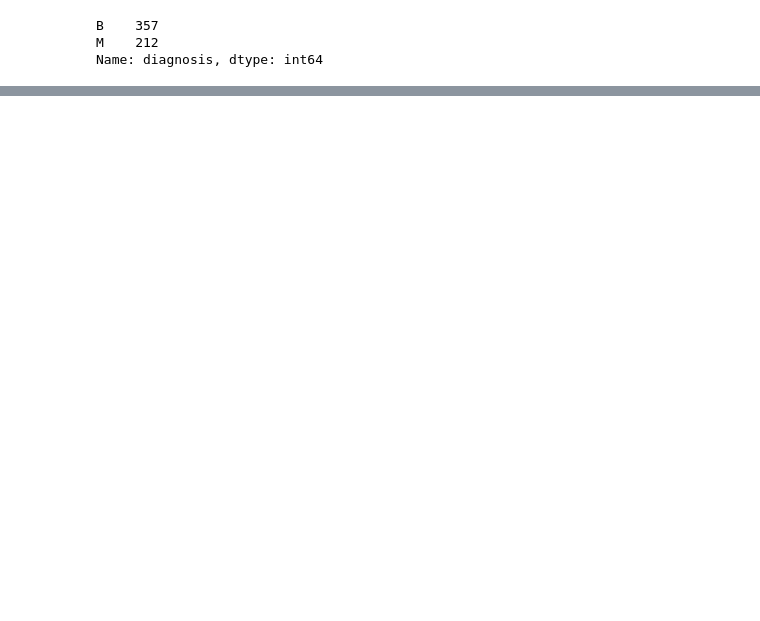
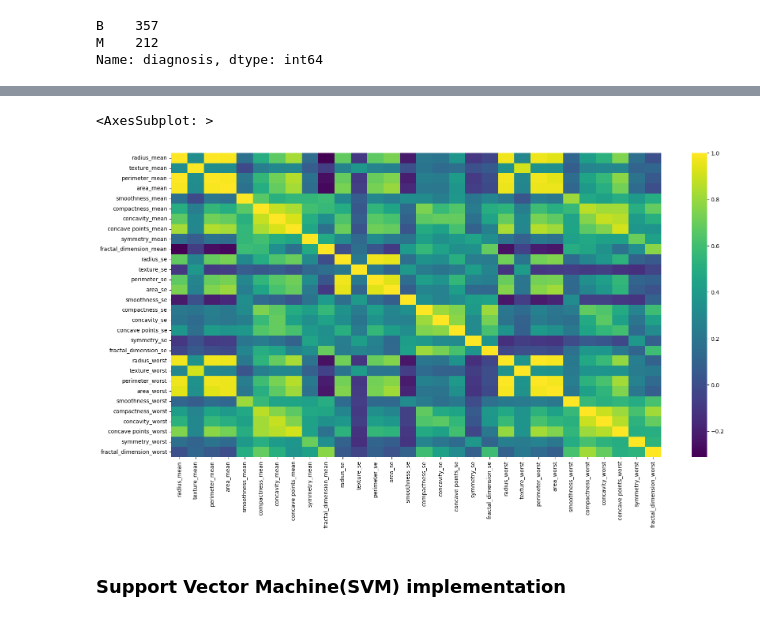
Before and after one commit to abhi526691/BreastCancerDetection, a Jupyter notebook: breastcancer.ipynb, the cells around one changed output, grey strips where cells are left out. Drawn from its saved outputs; the diff is of its cells as text; code cells hidden in the pictures; blank space fills up the shorter version.

```diff
--- a/breastcancer.ipynb
+++ b/breastcancer.ipynb
@@ -317,0 +150,10 @@ accuracy_score(Y_test,pred)
+# %%
+# Dropping column id as it has no impact on the output
+df.drop(columns=['id'], inplace=True)
+# %%
+# Create a heatmap
+plt.figure(figsize=(20, 10))
+sns.heatmap(df.corr(), cmap='viridis')
+# %% [output]
+<AxesSubplot: >
+[figure, added]
@@ -317,0 +174,2 @@ accuracy_score(Y_test,pred)
+# %% [markdown]
+### Support Vector Machine(SVM) implementation
```
Also changed, not shown: parts of 111 cells of this notebook, 3 other files.
